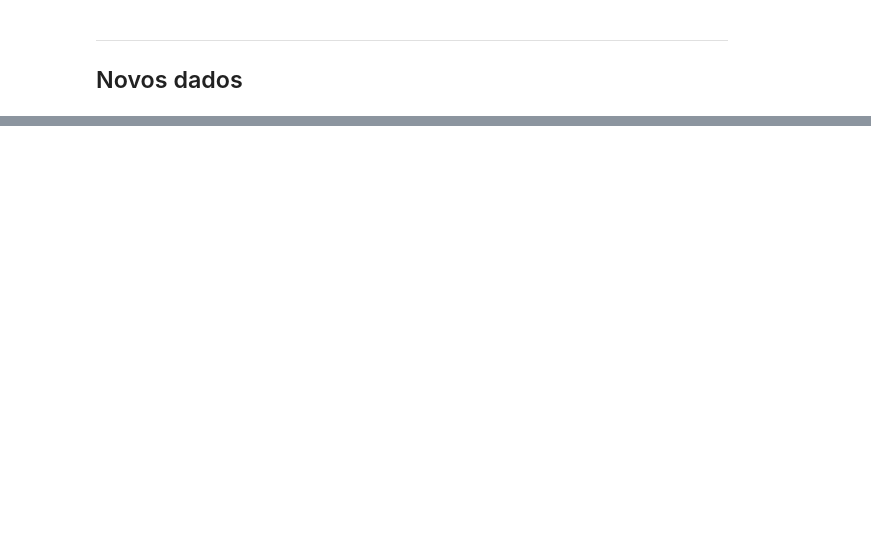
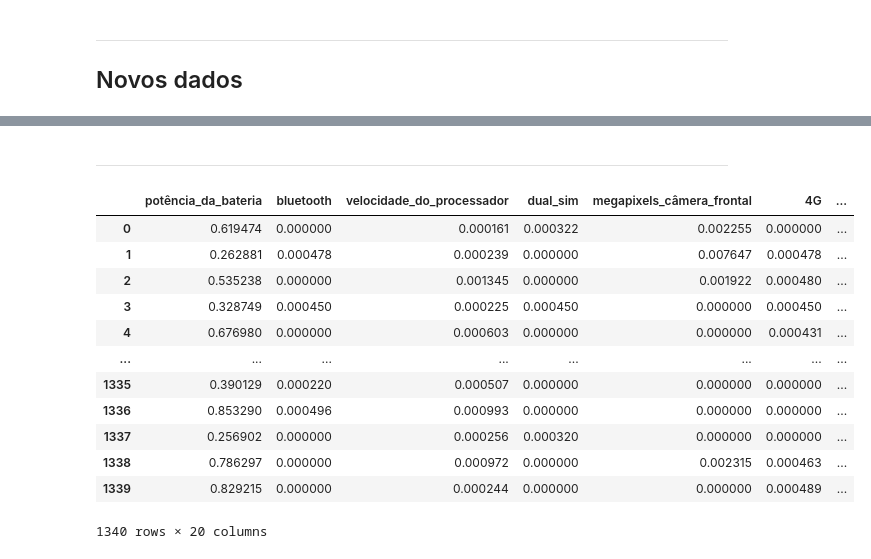
Before and after one commit to datawaybr/CDKS-0003-FUNDAMENTOS-DE-MACHINE-LEARNING-NAO-SUPERVISIONADO-KICKSTART, a Jupyter notebook: Aula02_2.ipynb, the cells around one changed output, grey strips where cells are left out. Saved outputs shown, nothing was run; the diff lists cells and outputs as text; code cells hidden in the pictures; blank space fills up the shorter version.

```diff
--- a/Aula02_2.ipynb
+++ b/Aula02_2.ipynb
@@ -369,0 +433,22 @@ array([3], dtype=int32)
+# %% [markdown]
+-------
+# %%
+X_train_norm = preprocessing.normalize(X_train)
+
+X_train_norm = pd.DataFrame(X_train_norm, columns=X.columns)
+X_train_norm = X_train_norm.reset_index(drop=True)
+X_train_norm
+# %% [output]
+|  | potência_da_bateria | bluetooth | velocidade_do_processador | dual_sim | megapixels_câmera_frontal | 4G | ... |
+| 0 | 0.619474 | 0.000000 | 0.000161 | 0.000322 | 0.002255 | 0.000000 | ... |
+| 1 | 0.262881 | 0.000478 | 0.000239 | 0.000000 | 0.007647 | 0.000478 | ... |
+| 2 | 0.535238 | 0.000000 | 0.001345 | 0.000000 | 0.001922 | 0.000480 | ... |
+| 3 | 0.328749 | 0.000450 | 0.000225 | 0.000450 | 0.000000 | 0.000450 | ... |
+| 4 | 0.676980 | 0.000000 | 0.000603 | 0.000000 | 0.000000 | 0.000431 | ... |
+| ... | ... | ... | ... | ... | ... | ... | ... |
+| 1335 | 0.390129 | 0.000220 | 0.000507 | 0.000000 | 0.000000 | 0.000000 | ... |
+| 1336 | 0.853290 | 0.000496 | 0.000993 | 0.000000 | 0.000000 | 0.000000 | ... |
+| 1337 | 0.256902 | 0.000000 | 0.000256 | 0.000320 | 0.000000 | 0.000000 | ... |
+| 1338 | 0.786297 | 0.000000 | 0.000972 | 0.000000 | 0.002315 | 0.000463 | ... |
+| 1339 | 0.829215 | 0.000000 | 0.000244 | 0.000000 | 0.000000 | 0.000489 | ... |
+1340 rows × 20 columns
```
Also changed, not shown: parts of 26 cells of this notebook.
